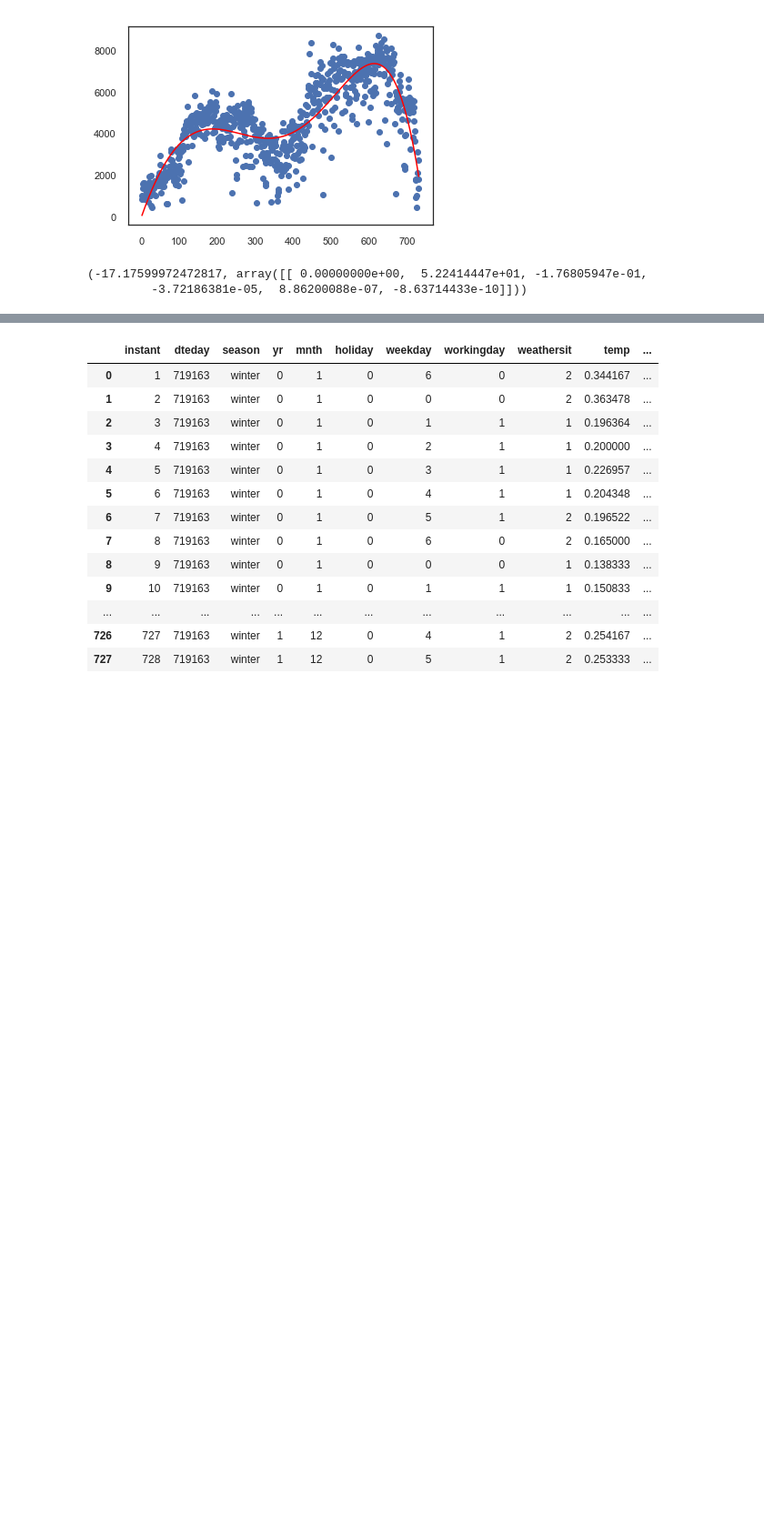
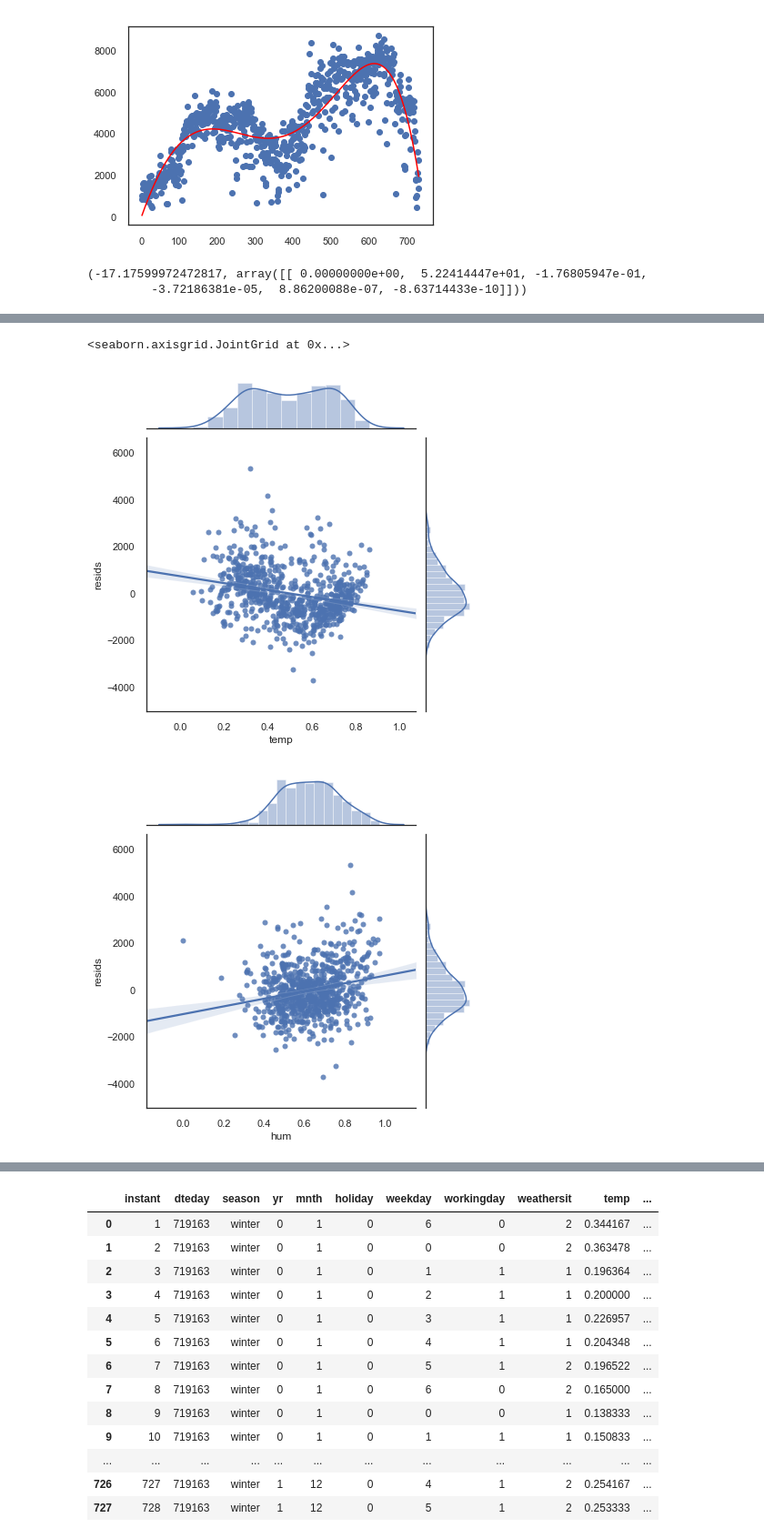
Before and after one commit to pauly51994/Bike_predictor, a Jupyter notebook: Bike-Sharing-Dataset/TEST.ipynb, the cells around one changed output, grey strips where cells are left out. Shown at 91% size. Drawn from its saved outputs; the diff is of its cells as text; code cells hidden in the pictures; blank space fills up the shorter version.

```diff
--- a/Bike-Sharing-Dataset/TEST.ipynb
+++ b/Bike-Sharing-Dataset/TEST.ipynb
@@ -60,0 +91,8 @@ model.intercept_[0], model.coef_
+# %%
+sns.jointplot(x="temp", y="resids", data=df, kind="reg"),
+sns.jointplot(x="hum", y="resids", data=df, kind="reg"),
+sns.jointplot(x="windspeed", y="resids", data=df, kind="reg")
+# %% [output]
+<seaborn.axisgrid.JointGrid at 0x...>
+[figure, added]
+[figure, added]
```
Also changed, not shown: parts of 8 cells of this notebook, 1 other file.
